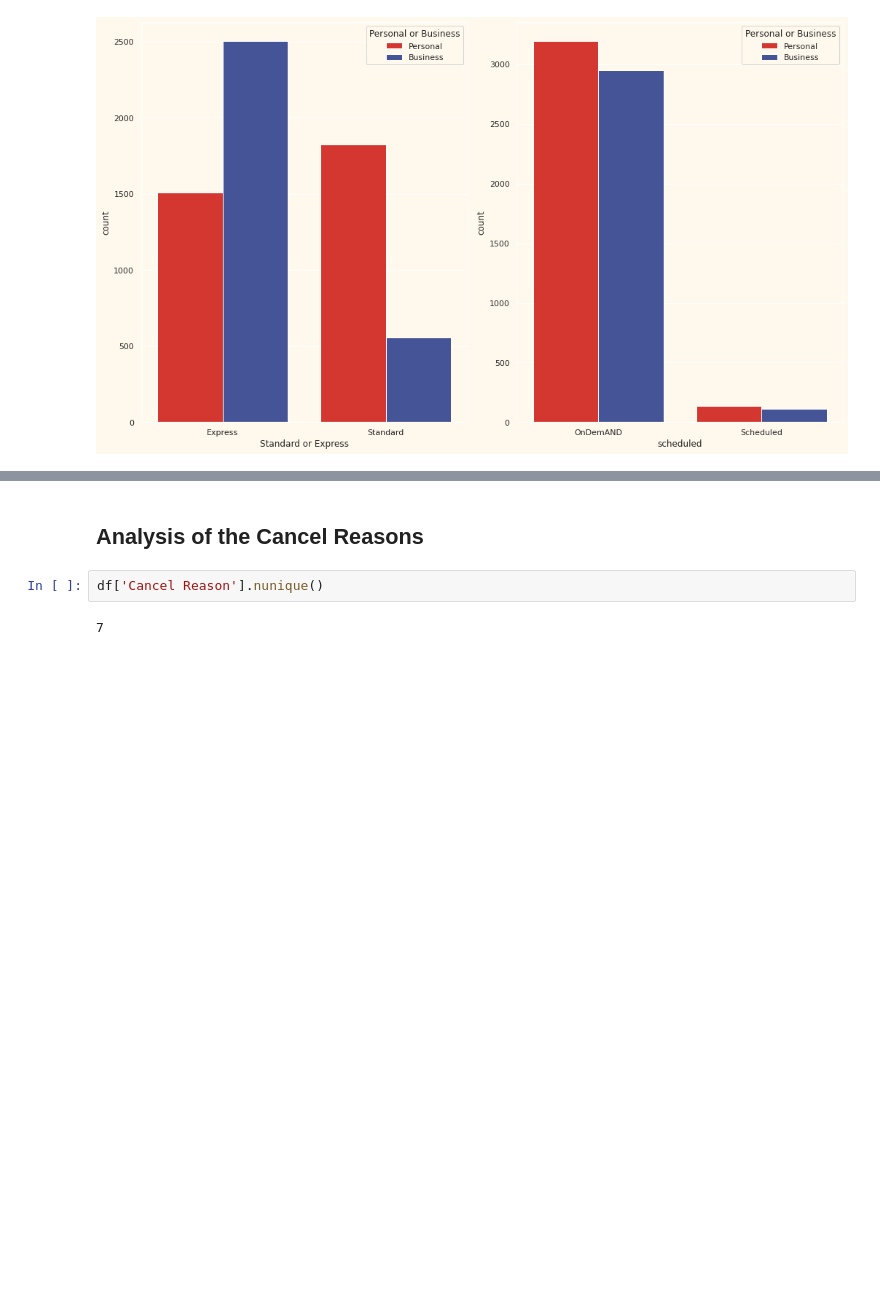
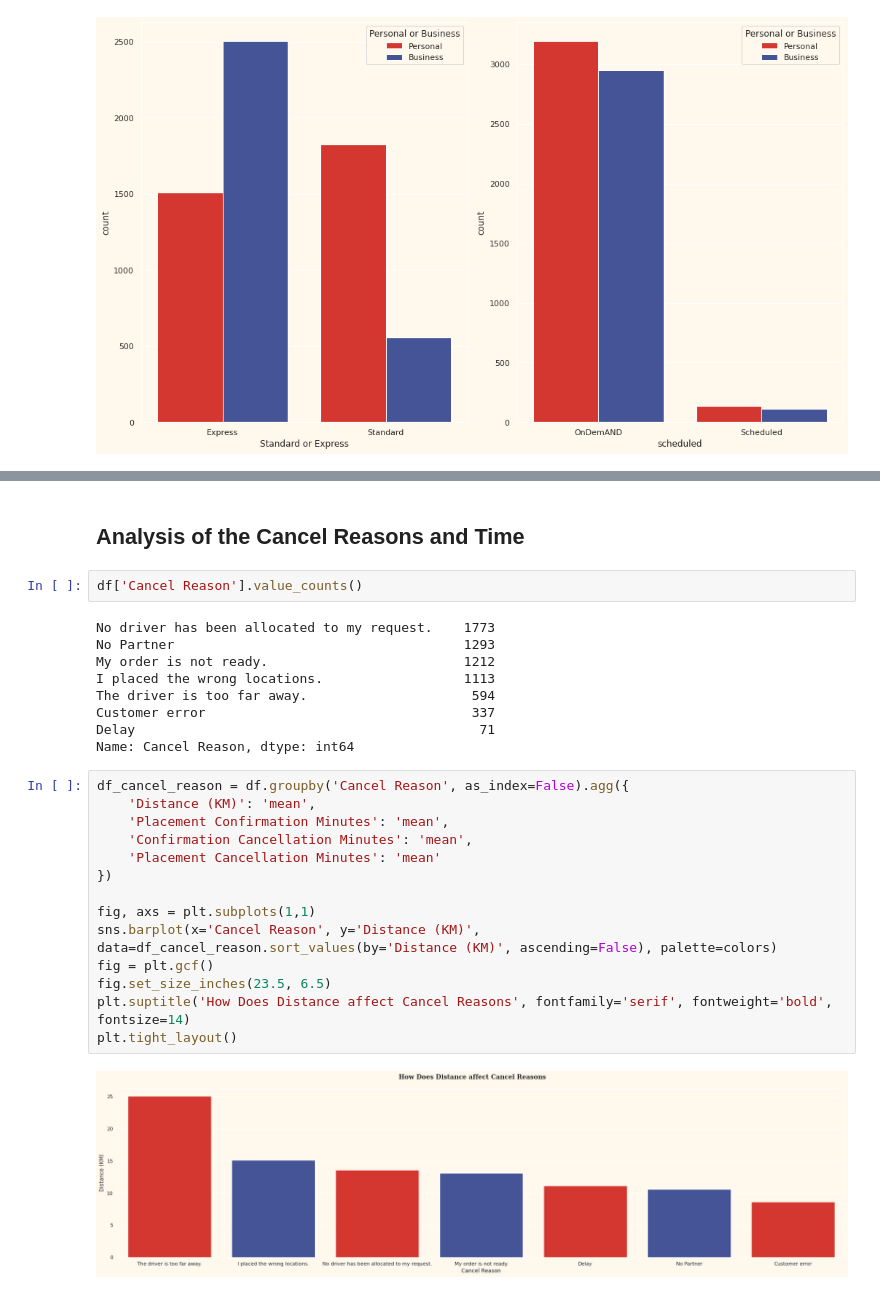
Before and after one commit to Kevin-Nduati/Customer-Data-Analysis, a Jupyter notebook: analysis.ipynb, the cells around one changed output, grey strips where cells are left out. Drawn from its saved outputs; the diff is of its cells as text; blank space fills up the shorter version.

```diff
--- a/analysis.ipynb
+++ b/analysis.ipynb
@@ -432,6 +493,29 @@ plt.tight_layout()
 # %% [markdown]
-## Analysis of the Cancel Reasons
+## Analysis of the Cancel Reasons and Time
 # %%
-df['Cancel Reason'].nunique()
+df['Cancel Reason'].value_counts()
 # %% [output]
-7
+No driver has been allocated to my request.    1773
+No Partner                                     1293
+My order is not ready.                         1212
+I placed the wrong locations.                  1113
+The driver is too far away.                     594
+Customer error                                  337
+Delay                                            71
+Name: Cancel Reason, dtype: int64
+# %%
+df_cancel_reason = df.groupby('Cancel Reason', as_index=False).agg({
+    'Distance (KM)': 'mean',
+    'Placement Confirmation Minutes': 'mean',
+    'Confirmation Cancellation Minutes': 'mean',
+    'Placement Cancellation Minutes': 'mean'
+})
+
+fig, axs = plt.subplots(1,1)
+sns.barplot(x='Cancel Reason', y='Distance (KM)', data=df_cancel_reason.sort_values(by='Distance (KM)', ascending=False), palette=colors)
+fig = plt.gcf()
+fig.set_size_inches(23.5, 6.5)
+plt.suptitle('How Does Distance affect Cancel Reasons', fontfamily='serif', fontweight='bold', fontsize=14)
+plt.tight_layout()
+# %% [output]
+[figure, added]
```
Also changed, not shown: parts of 14 cells of this notebook.
